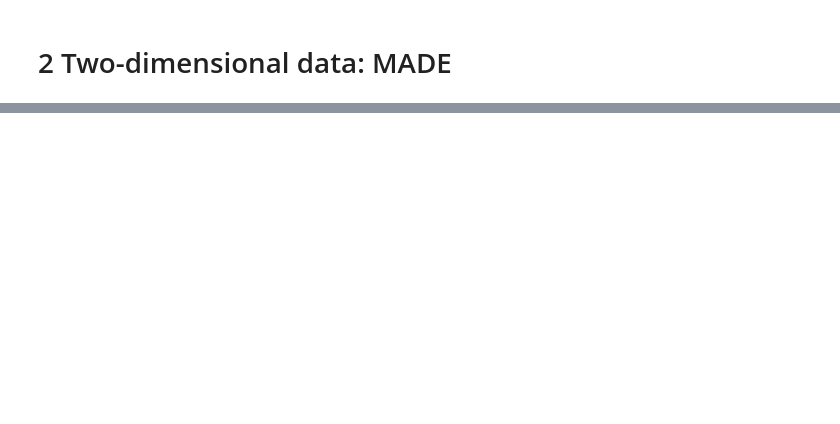
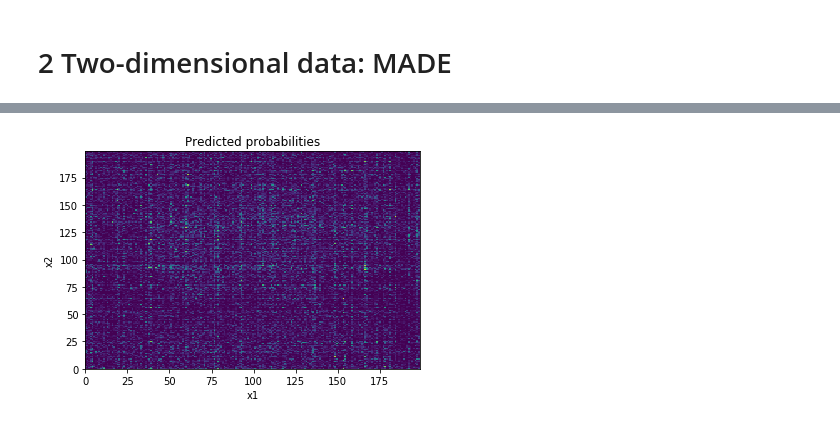
Before and after one commit to MariEliseeva/DUL, a Jupyter notebook: hw1.ipynb, the cells around one changed output, grey strips where cells are left out. Saved outputs shown, nothing was run; the diff lists cells and outputs as text; code cells hidden in the pictures; blank space fills up the shorter version.

```diff
--- a/hw1.ipynb
+++ b/hw1.ipynb
@@ -222,9 +224,8 @@ plt.show()
 # 2 Two-dimensional data: MADE
 # %%
 class MaskedLinear(torch.nn.Linear):
-    def __init__(self, in_features, out_features, mask, bias=True):
+    def __init__(self, in_features, out_features, bias=True):
         super().__init__(in_features, out_features, bias)
-        self.mask = mask.float()
 
-    def forward(self, input):
-        return torch.nn.functional.linear(input, self.mask * self.weight, self.bias)
+    def forward(self, input, mask):
+        return torch.nn.functional.linear(input, mask.float() * self.weight, self.bias)
@@ -273,0 +315,15 @@ class MaskResBlock(nn.Module):
+# %%
+model_ravel = model_p.ravel()
+size = 200
+pairs = np.array([[(i, j) for j in np.arange(size)] for i in np.arange(size)], dtype=np.int64)
+idx = np.random.choice(np.arange(len(model_ravel)), 100000, p=model_ravel / model_ravel.sum())
+idx_2d = np.unravel_index(idx, model_p.shape)
+samples = pairs[idx_2d]
+
+plt.hist2d(samples[:,0], samples[:,1], bins=200, range=np.array([[0,199], [0,199]]))
+plt.title("Predicted probabilities")
+plt.xlabel("x1")
+plt.ylabel("x2")
+plt.show()
+# %% [output]
+[figure, added]
```
Also changed, not shown: parts of 20 cells of this notebook.
